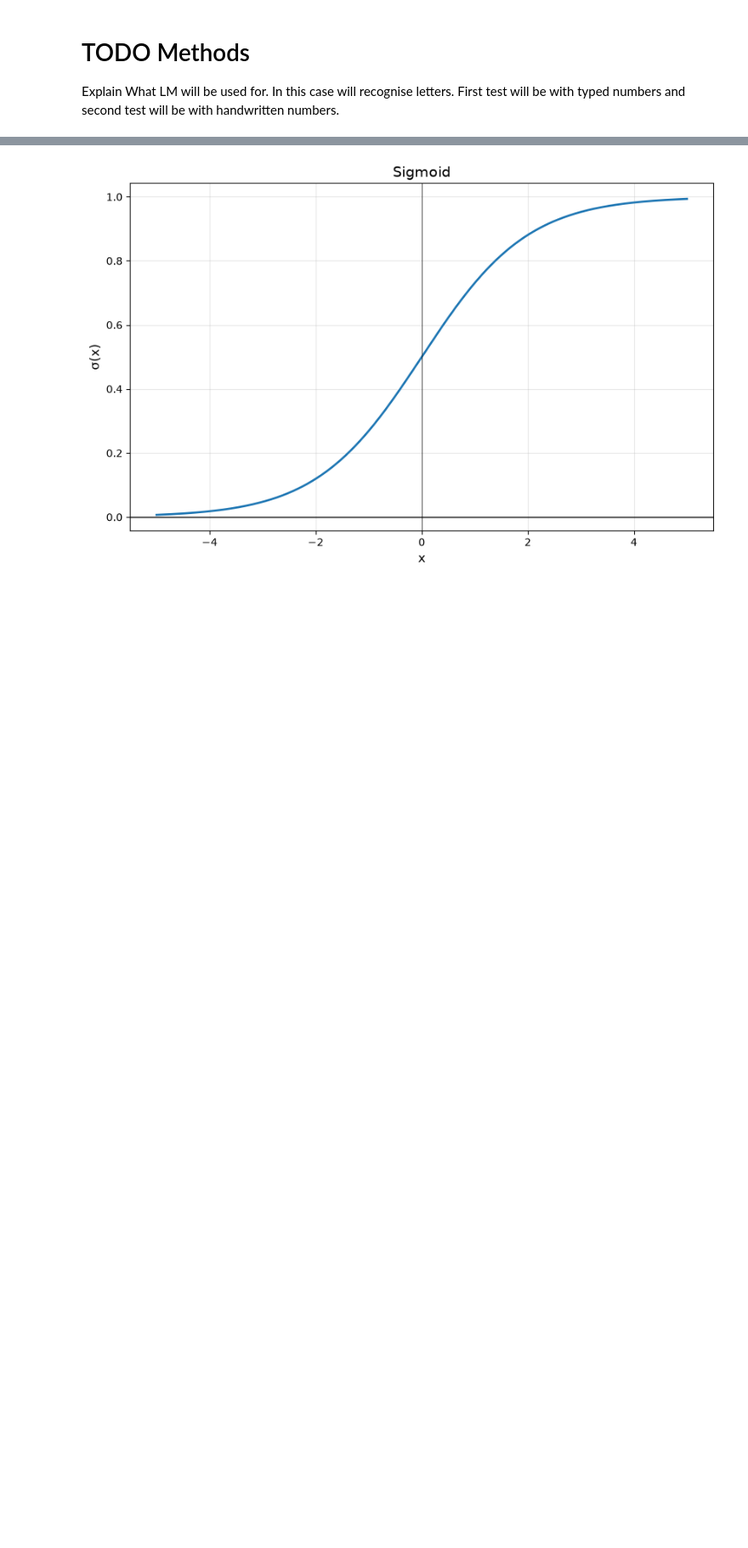
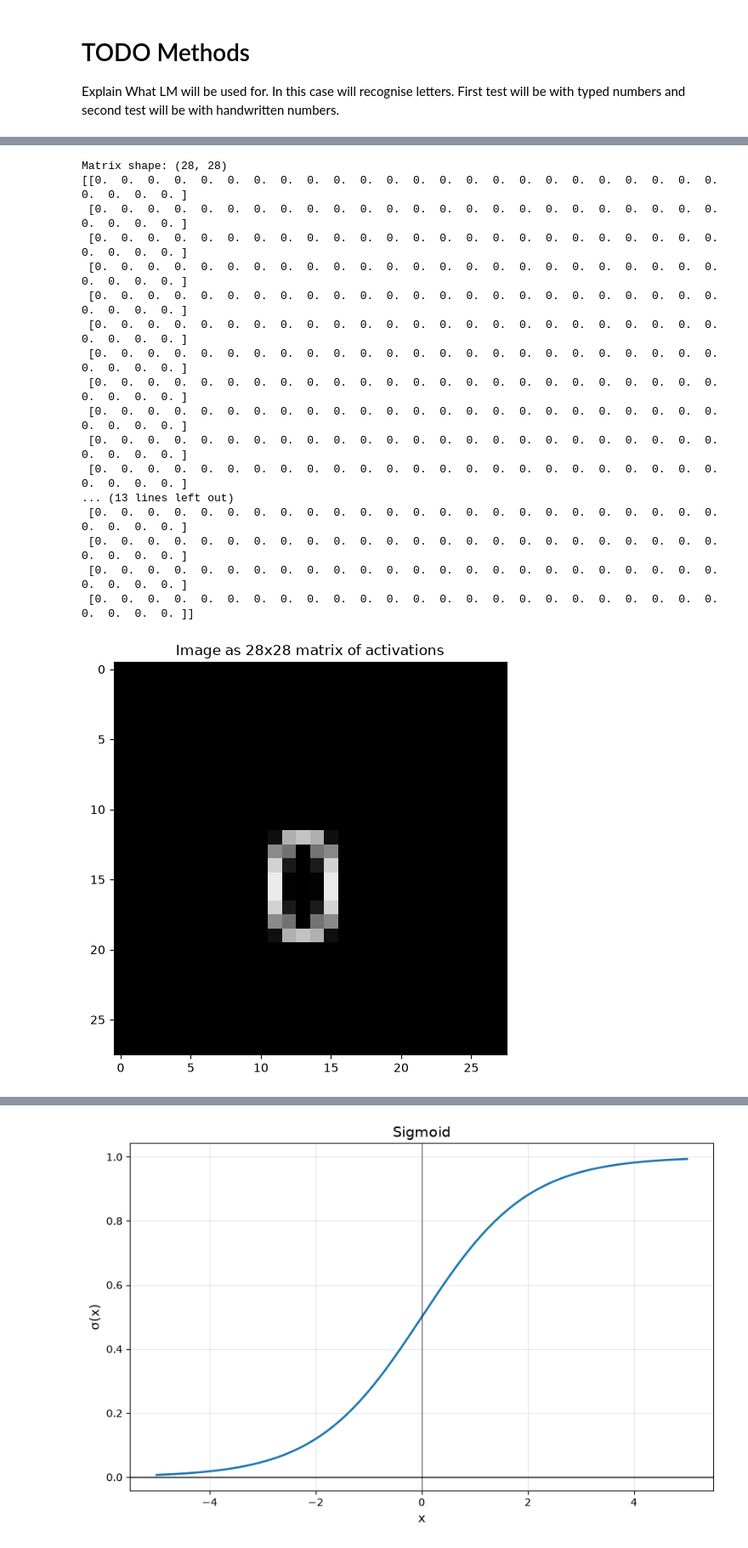
Before and after one commit to PetyoKostakov/math-concepts-for-developers-course, a Jupyter notebook: exam/exam.ipynb, the cells around one changed output, grey strips where cells are left out. Shown at 85% size. Drawn from its saved outputs; the diff is of its cells as text; code cells hidden in the pictures; blank space fills up the shorter version.

Commit message:
Image util and image, matrix, vector visualisation

```diff
--- a/exam/exam.ipynb
+++ b/exam/exam.ipynb
@@ -19,0 +27,40 @@ Explain What LM will be used for. In this case will recognise letters. First tes
+# %%
+from image_util import load_image_matrix, load_image_vector
+
+image_path = "exam/training-dataset/centered/0/0_0.png"
+
+matrix = load_image_matrix(image_path)
+print("Matrix shape:", matrix.shape)
+
+# Plain text: full width, 1 decimal, no line wrapping
+np.set_printoptions(linewidth=250, precision=1, suppress=True)
+print(matrix)
+
+# Visual: grayscale heatmap (0 = black, 1 = white)
+fig, ax = plt.subplots(figsize=(6, 6))
+ax.imshow(matrix, cmap="gray", vmin=0, vmax=1)
+ax.set_title("Image as 28x28 matrix of activations")
+plt.show()
+
+vector = load_image_vector(image_path)
+print("Vector shape:", vector.shape)
+print(vector)
+# %% [output]
+Matrix shape: (28, 28)
+[[0.  0.  0.  0.  0.  0.  0.  0.  0.  0.  0.  0.  0.  0.  0.  0.  0.  0.  0.  0.  0.  0.  0.  0.  0.  0.  0.  0. ]
+ [0.  0.  0.  0.  0.  0.  0.  0.  0.  0.  0.  0.  0.  0.  0.  0.  0.  0.  0.  0.  0.  0.  0.  0.  0.  0.  0.  0. ]
+ [0.  0.  0.  0.  0.  0.  0.  0.  0.  0.  0.  0.  0.  0.  0.  0.  0.  0.  0.  0.  0.  0.  0.  0.  0.  0.  0.  0. ]
+ [0.  0.  0.  0.  0.  0.  0.  0.  0.  0.  0.  0.  0.  0.  0.  0.  0.  0.  0.  0.  0.  0.  0.  0.  0.  0.  0.  0. ]
+ [0.  0.  0.  0.  0.  0.  0.  0.  0.  0.  0.  0.  0.  0.  0.  0.  0.  0.  0.  0.  0.  0.  0.  0.  0.  0.  0.  0. ]
+ [0.  0.  0.  0.  0.  0.  0.  0.  0.  0.  0.  0.  0.  0.  0.  0.  0.  0.  0.  0.  0.  0.  0.  0.  0.  0.  0.  0. ]
+ [0.  0.  0.  0.  0.  0.  0.  0.  0.  0.  0.  0.  0.  0.  0.  0.  0.  0.  0.  0.  0.  0.  0.  0.  0.  0.  0.  0. ]
+ [0.  0.  0.  0.  0.  0.  0.  0.  0.  0.  0.  0.  0.  0.  0.  0.  0.  0.  0.  0.  0.  0.  0.  0.  0.  0.  0.  0. ]
+ [0.  0.  0.  0.  0.  0.  0.  0.  0.  0.  0.  0.  0.  0.  0.  0.  0.  0.  0.  0.  0.  0.  0.  0.  0.  0.  0.  0. ]
+ [0.  0.  0.  0.  0.  0.  0.  0.  0.  0.  0.  0.  0.  0.  0.  0.  0.  0.  0.  0.  0.  0.  0.  0.  0.  0.  0.  0. ]
+ [0.  0.  0.  0.  0.  0.  0.  0.  0.  0.  0.  0.  0.  0.  0.  0.  0.  0.  0.  0.  0.  0.  0.  0.  0.  0.  0.  0. ]
+... (13 lines left out)
+ [0.  0.  0.  0.  0.  0.  0.  0.  0.  0.  0.  0.  0.  0.  0.  0.  0.  0.  0.  0.  0.  0.  0.  0.  0.  0.  0.  0. ]
+ [0.  0.  0.  0.  0.  0.  0.  0.  0.  0.  0.  0.  0.  0.  0.  0.  0.  0.  0.  0.  0.  0.  0.  0.  0.  0.  0.  0. ]
+ [0.  0.  0.  0.  0.  0.  0.  0.  0.  0.  0.  0.  0.  0.  0.  0.  0.  0.  0.  0.  0.  0.  0.  0.  0.  0.  0.  0. ]
+ [0.  0.  0.  0.  0.  0.  0.  0.  0.  0.  0.  0.  0.  0.  0.  0.  0.  0.  0.  0.  0.  0.  0.  0.  0.  0.  0.  0. ]]
+[figure, added]
```
Also changed, not shown: parts of 6 cells of this notebook, 1 other file.
